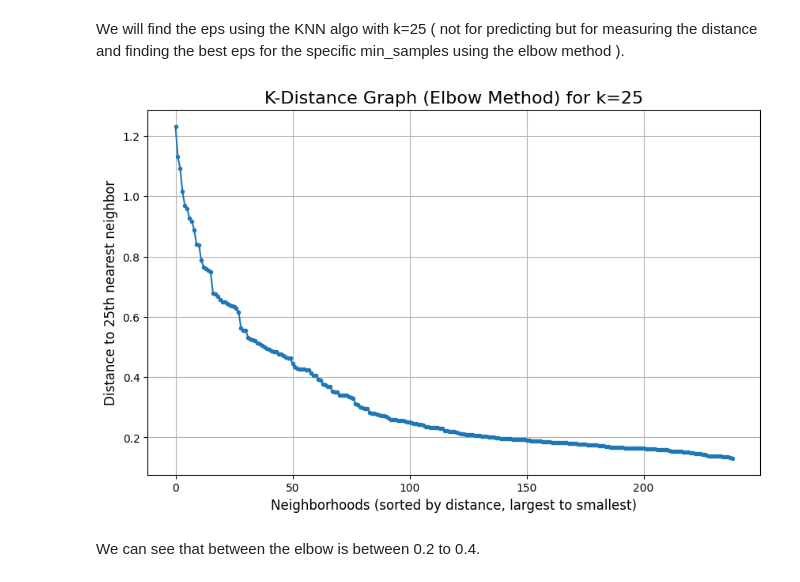
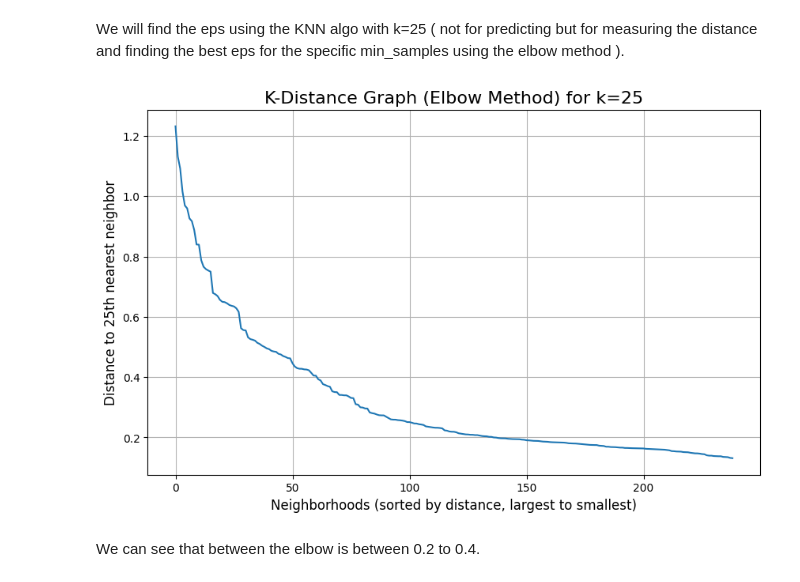
Before and after one commit to OrangeBoop/311-Cluster-Project, a Jupyter notebook: Clustering_Zip/DEPRECATED_Clustering_zip_DBSCAN.ipynb, the cells around one changed output. Drawn from its saved outputs; the diff is of its cells as text; code cells hidden in the pictures.

```diff
--- a/Clustering_Zip/DEPRECATED_Clustering_zip_DBSCAN.ipynb
+++ b/Clustering_Zip/DEPRECATED_Clustering_zip_DBSCAN.ipynb
@@ -62,31 +62,33 @@ We will find the eps using the KNN algo with k=25 ( not for predicting but for m
 # %%
 # k is 25 based on the min_samples we chose
 k = 25
 X_features = norm_df.drop("Incident_Zip", axis=1).values
 
 # Fit the algorithm on our data
 neighbors = NearestNeighbors(n_neighbors=k)
 neighbors_fit = neighbors.fit(X_features)
 
 # Calculate distances
 distances, indices = neighbors_fit.kneighbors(X_features)
 
 # Extract the distance to the 25th neighbor ( most distant neighbor of the 25 )
 k_distances = distances[:, k-1]
 
 # FLIP THE GRAPH: Sort the distances in descending order using [::-1]
 k_distances_sorted_desc = np.sort(k_distances)[::-1]
 
-# plot the flipped K-distance graph
+# Plot the flipped K-distance graph
 plt.figure(figsize=(10, 6))
-plt.plot(k_distances_sorted_desc, marker='.', linestyle='solid')
+
+plt.plot(k_distances_sorted_desc, linestyle='solid')
+
 plt.title(f'K-Distance Graph (Elbow Method) for k={k}', fontsize=16)
 plt.xlabel('Neighborhoods (sorted by distance, largest to smallest)', fontsize=12)
 plt.ylabel('Distance to 25th nearest neighbor', fontsize=12)
 plt.grid(True)
 plt.show()
 # %% [output]
-[figure, old version]
+[figure, new version]
 # %% [markdown]
 We can see that between the elbow is between 0.2 to 0.4.
 # %% [markdown]
```
Also changed, not shown: parts of 2 cells of this notebook, 15 other files.
